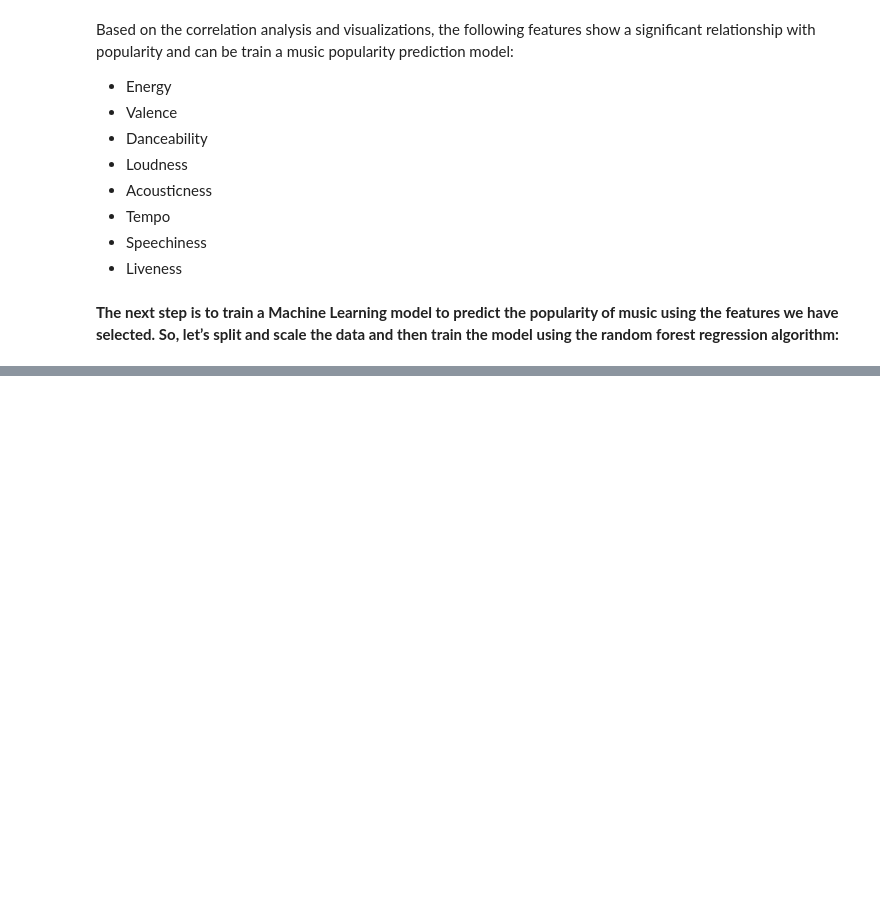
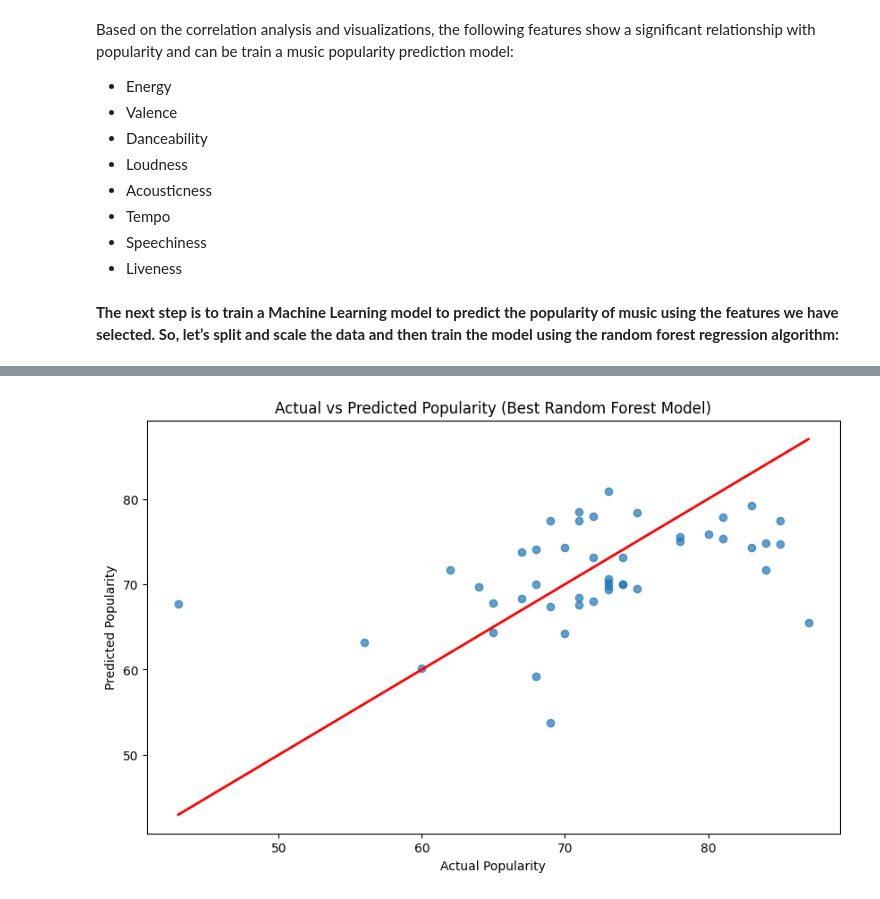
Before and after one commit to EBNyame/Music-Popularity-Prediction, a Jupyter notebook: Music_Popularity_Prediction.ipynb, the cells around one changed output, grey strips where cells are left out. Cells and saved outputs as stored; diff of their text form; code cells hidden in the pictures; blank space fills up the shorter version.

Commit message:
make predictions

```diff
--- a/Music_Popularity_Prediction.ipynb
+++ b/Music_Popularity_Prediction.ipynb
@@ -212,0 +210,20 @@ r2 = r2_score(Y_test, y_pred_best_rf)
+# %%
+# make predictions
+Y_pred_best_rf_model = best_rf_model.predict(X_test_scaled)
+plt.figure(figsize=(10, 6))
+
+plt.scatter(Y_test, Y_pred_best_rf_model, alpha=0.7)
+
+plt.plot(
+    [min(Y_test), max(Y_test)],
+    [min(Y_test), max(Y_test)],
+    color='red',
+    linewidth=2
+)
+
+plt.xlabel('Actual Popularity')
+plt.ylabel('Predicted Popularity')
+plt.title('Actual vs Predicted Popularity (Best Random Forest Model)')
+plt.show()
+# %% [output]
+[figure, added]
```
Also changed, not shown: parts of 1 cell of this notebook.
